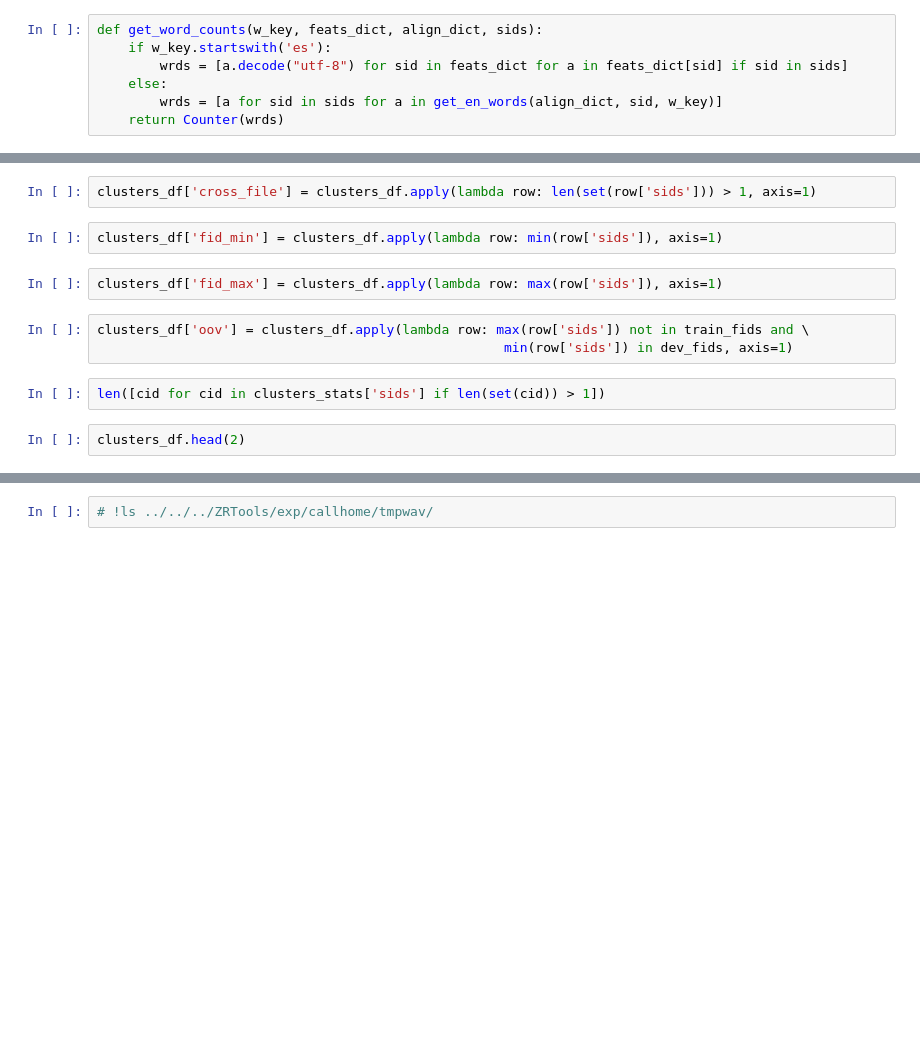
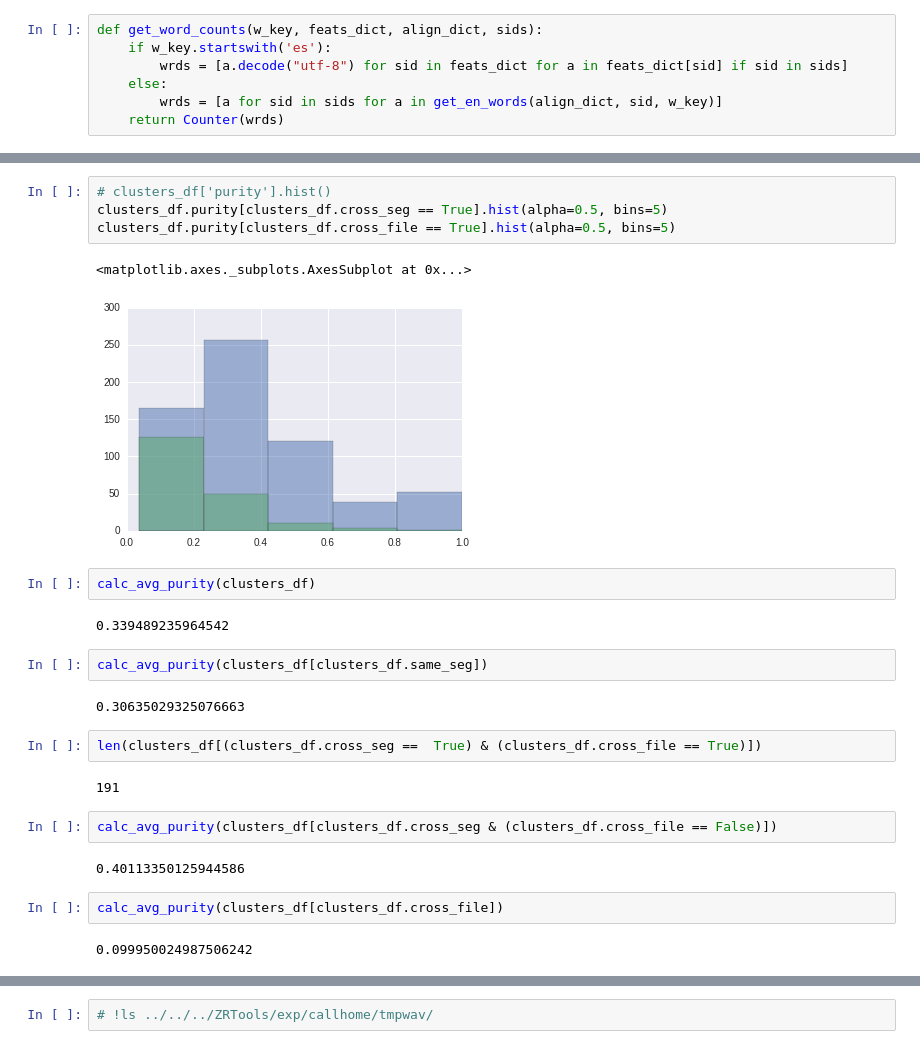
Before and after one commit to 0xSameer/speech_patterns, a Jupyter notebook: visualize_utd.ipynb, the cells around one changed output, grey strips where cells are left out. Drawn from its saved outputs; the diff is of its cells as text; blank space fills up the shorter version.

```diff
--- a/visualize_utd.ipynb
+++ b/visualize_utd.ipynb
@@ -464,13 +568,27 @@ clusters[0], nodes_dict[1], nodes_dict[2]
-# %%
-clusters_df['cross_file'] = clusters_df.apply(lambda row: len(set(row['sids'])) > 1, axis=1)
-# %%
-clusters_df['fid_min'] = clusters_df.apply(lambda row: min(row['sids']), axis=1)
-# %%
-clusters_df['fid_max'] = clusters_df.apply(lambda row: max(row['sids']), axis=1)
-# %%
-clusters_df['oov'] = clusters_df.apply(lambda row: max(row['sids']) not in train_fids and \
-                                                    min(row['sids']) in dev_fids, axis=1)
-# %%
-len([cid for cid in clusters_stats['sids'] if len(set(cid)) > 1])
-# %%
-clusters_df.head(2)
+# %%
+# clusters_df['purity'].hist()
+clusters_df.purity[clusters_df.cross_seg == True].hist(alpha=0.5, bins=5)
+clusters_df.purity[clusters_df.cross_file == True].hist(alpha=0.5, bins=5)
+# %% [output]
+<matplotlib.axes._subplots.AxesSubplot at 0x...>
+[figure, added]
+# %%
+calc_avg_purity(clusters_df)
+# %% [output]
+0.339489235964542
+# %%
+calc_avg_purity(clusters_df[clusters_df.same_seg])
+# %% [output]
+0.30635029325076663
+# %%
+len(clusters_df[(clusters_df.cross_seg ==  True) & (clusters_df.cross_file == True)])
+# %% [output]
+191
+# %%
+calc_avg_purity(clusters_df[clusters_df.cross_seg & (clusters_df.cross_file == False)])
+# %% [output]
+0.40113350125944586
+# %%
+calc_avg_purity(clusters_df[clusters_df.cross_file])
+# %% [output]
+0.099950024987506242
```
Also changed, not shown: parts of 51 cells of this notebook, 5 other files.
